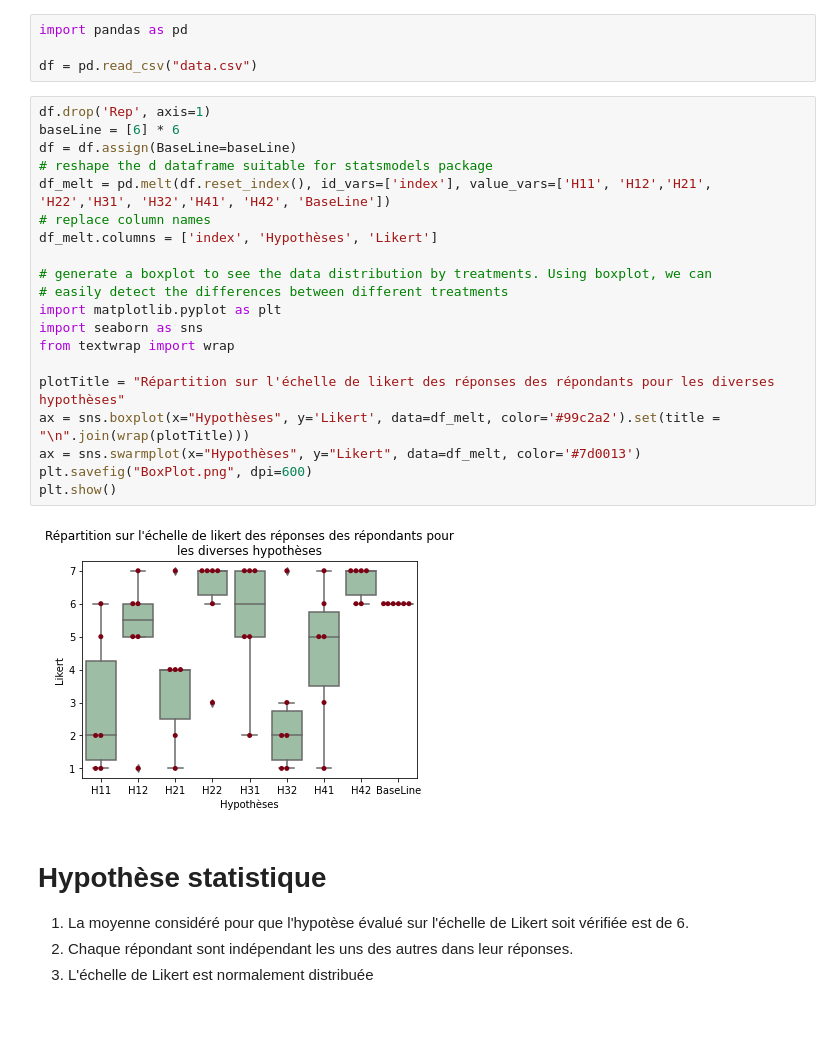
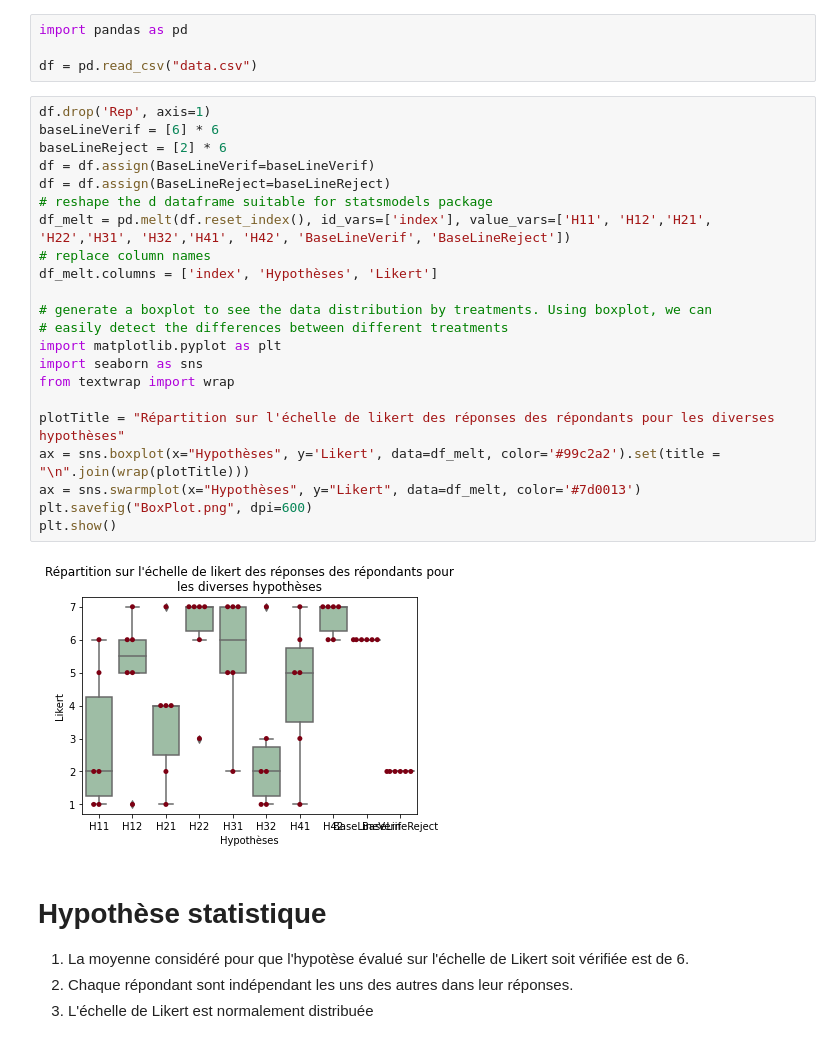
Before and after one commit to Fun-Stuff-Here/SSH3100-Sociologie-Equipe3, a Jupyter notebook: socio.ipynb, the cells around one changed output. Drawn from its saved outputs; the diff is of its cells as text.

Commit message:
added reject

```diff
--- a/socio.ipynb
+++ b/socio.ipynb
@@ -6,26 +6,28 @@ import pandas as pd
 df = pd.read_csv("data.csv")
 # %%
 df.drop('Rep', axis=1)
-baseLine = [6] * 6
-df = df.assign(BaseLine=baseLine)
+baseLineVerif = [6] * 6
+baseLineReject = [2] * 6
+df = df.assign(BaseLineVerif=baseLineVerif)
+df = df.assign(BaseLineReject=baseLineReject)
 # reshape the d dataframe suitable for statsmodels package
-df_melt = pd.melt(df.reset_index(), id_vars=['index'], value_vars=['H11', 'H12','H21', 'H22','H31', 'H32','H41', 'H42', 'BaseLine'])
+df_melt = pd.melt(df.reset_index(), id_vars=['index'], value_vars=['H11', 'H12','H21', 'H22','H31', 'H32','H41', 'H42', 'BaseLineVerif', 'BaseLineReject'])
 # replace column names
 df_melt.columns = ['index', 'Hypothèses', 'Likert']
 
 # generate a boxplot to see the data distribution by treatments. Using boxplot, we can
 # easily detect the differences between different treatments
 import matplotlib.pyplot as plt
 import seaborn as sns
 from textwrap import wrap
 
 plotTitle = "Répartition sur l'échelle de likert des réponses des répondants pour les diverses hypothèses"
 ax = sns.boxplot(x="Hypothèses", y='Likert', data=df_melt, color='#99c2a2').set(title = "\n".join(wrap(plotTitle)))
 ax = sns.swarmplot(x="Hypothèses", y="Likert", data=df_melt, color='#7d0013')
 plt.savefig("BoxPlot.png", dpi=600)
 plt.show()
 # %% [output]
-[figure, old version]
+[figure, new version]
 # %% [markdown]
 # Hypothèse statistique
 
```
Also changed, not shown: parts of 4 cells of this notebook, 2 other files.
